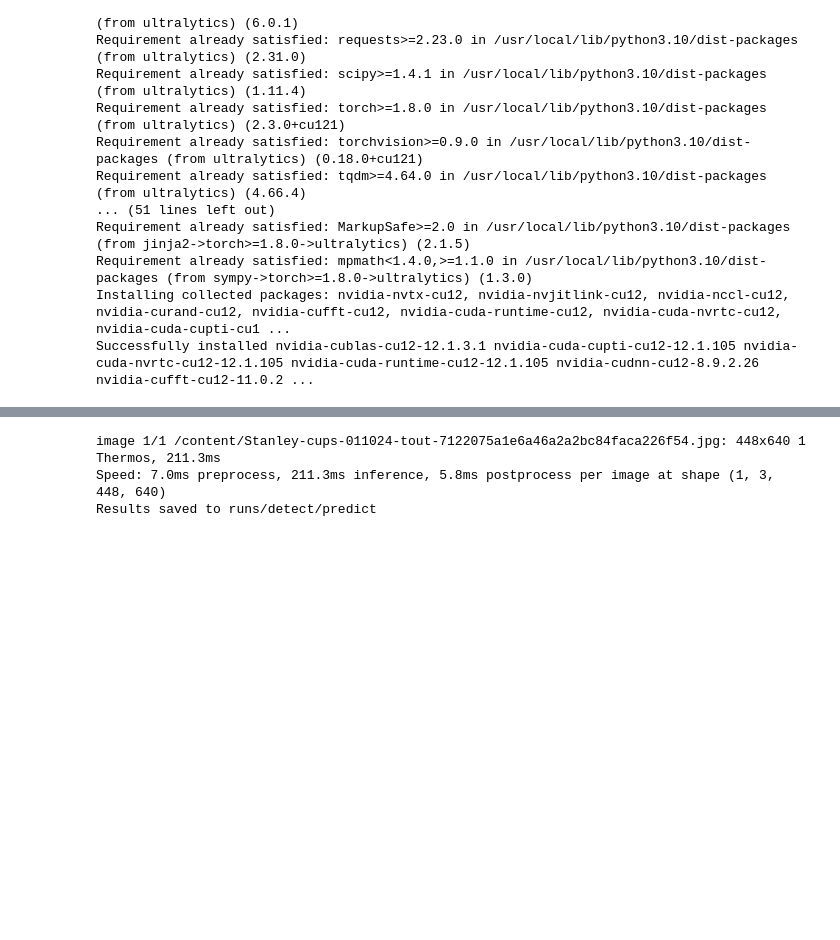
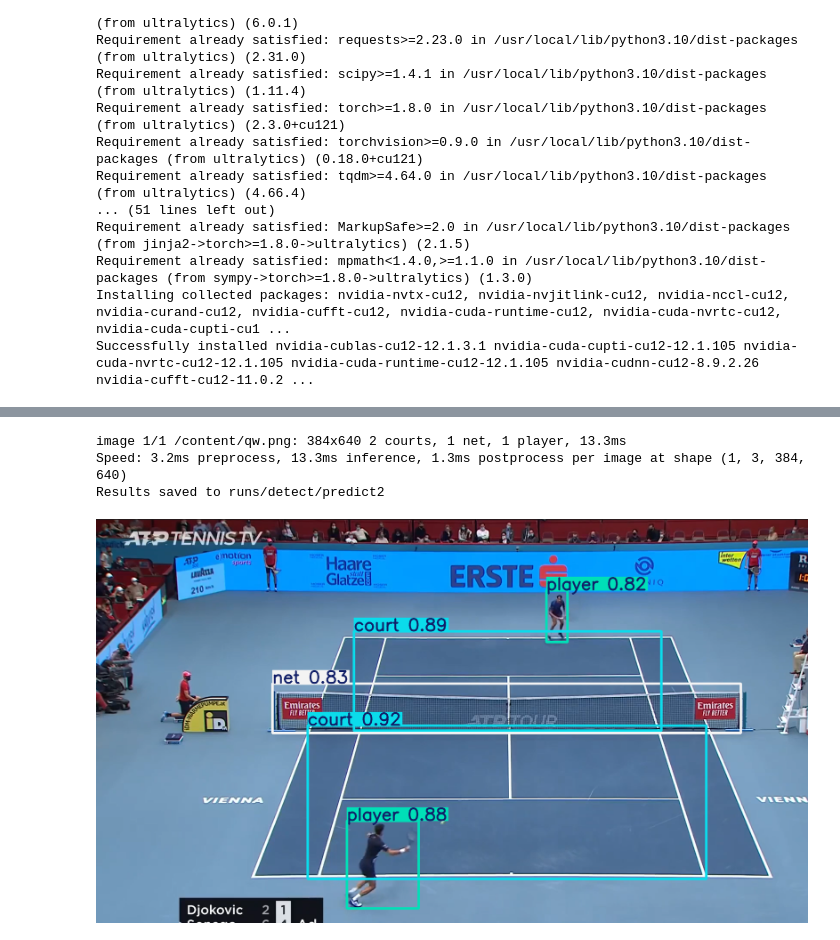
Before and after one commit to BimsaraS99/tennis-analyzer-YOLOv8, a Jupyter notebook: yolov8_training_script.ipynb, the cells around one changed output, grey strips where cells are left out. Saved outputs shown, nothing was run; the diff lists cells and outputs as text; code cells hidden in the pictures; blank space fills up the shorter version.

```diff
--- a/yolov8_training_script.ipynb
+++ b/yolov8_training_script.ipynb
@@ -59,12 +80,16 @@ Results saved to /content/drive/MyDrive/ProductSet/Results/train2
 # %%
 from ultralytics import YOLO
 
-# Load the trained model
-model = YOLO('/content/drive/MyDrive/ProductSet/Results/train2/weights/last.pt')
+model = YOLO('/content/Results/train/weights/best.pt')
 
-# Predict on an image
-results = model.predict(source='/content/Stanley-cups-011024-tout-7122075a1e6a46a2a2bc84faca226f54.jpg', save=True)
+results = model.predict(source='/content/qw.png', save=True)
 # %% [output]
-image 1/1 /content/Stanley-cups-011024-tout-7122075a1e6a46a2a2bc84faca226f54.jpg: 448x640 1 Thermos, 211.3ms
-Speed: 7.0ms preprocess, 211.3ms inference, 5.8ms postprocess per image at shape (1, 3, 448, 640)
-Results saved to runs/detect/predict
+image 1/1 /content/qw.png: 384x640 2 courts, 1 net, 1 player, 13.3ms
+Speed: 3.2ms preprocess, 13.3ms inference, 1.3ms postprocess per image at shape (1, 3, 384, 640)
+Results saved to runs/detect/predict2
+# %%
+from IPython.display import Image
+
+Image(filename='/content/runs/detect/predict/4.png', width=1280)
+# %% [output]
+[figure, added]
```
Also changed, not shown: parts of 5 cells of this notebook.
